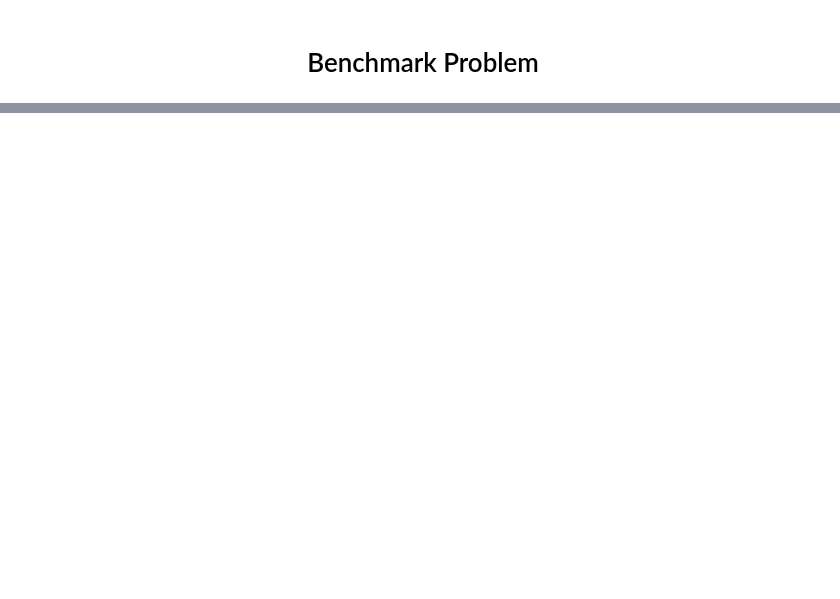
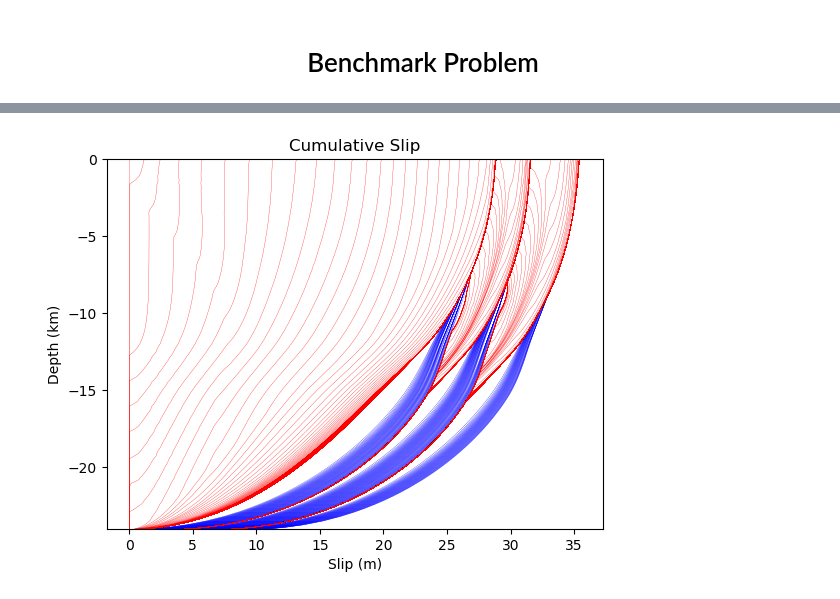
Before and after one commit to thehalfspace/JuliaSEM, a Jupyter notebook: SimulationRun.ipynb, the cells around one changed output, grey strips where cells are left out. Cells and saved outputs as stored; diff of their text form; code cells hidden in the pictures; blank space fills up the shorter version.

```diff
--- a/SimulationRun.ipynb
+++ b/SimulationRun.ipynb
@@ -21,3 +55,7 @@ include("plots.jl")
+# %%
+cumSlip(delfsec, delf5yr, FltX)
+# %% [output]
+[figure, added]
 # %%
 fricPlot(cca, ccb, FltX)
 # %% [output]
```
Also changed, not shown: parts of 9 cells of this notebook, 4 other files.
